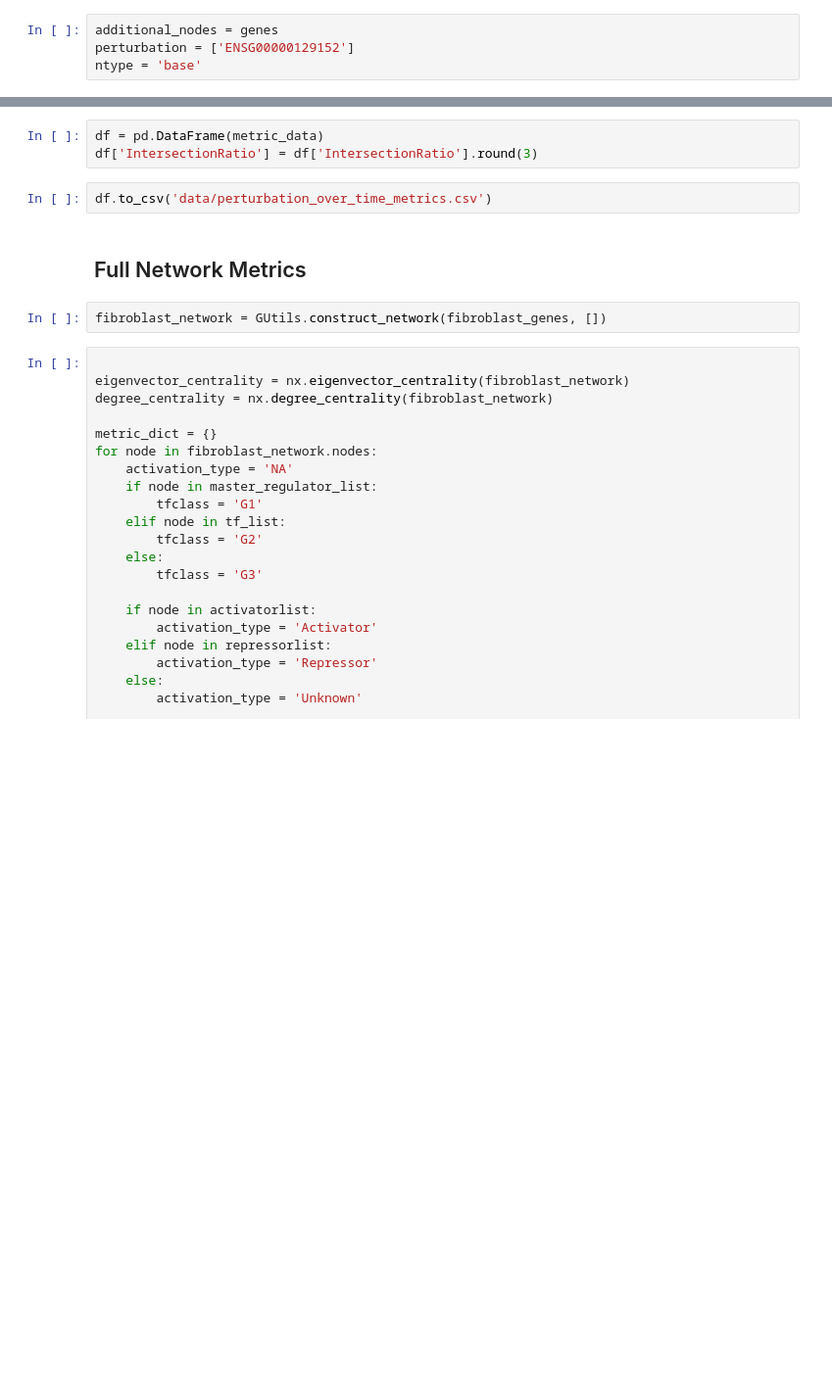
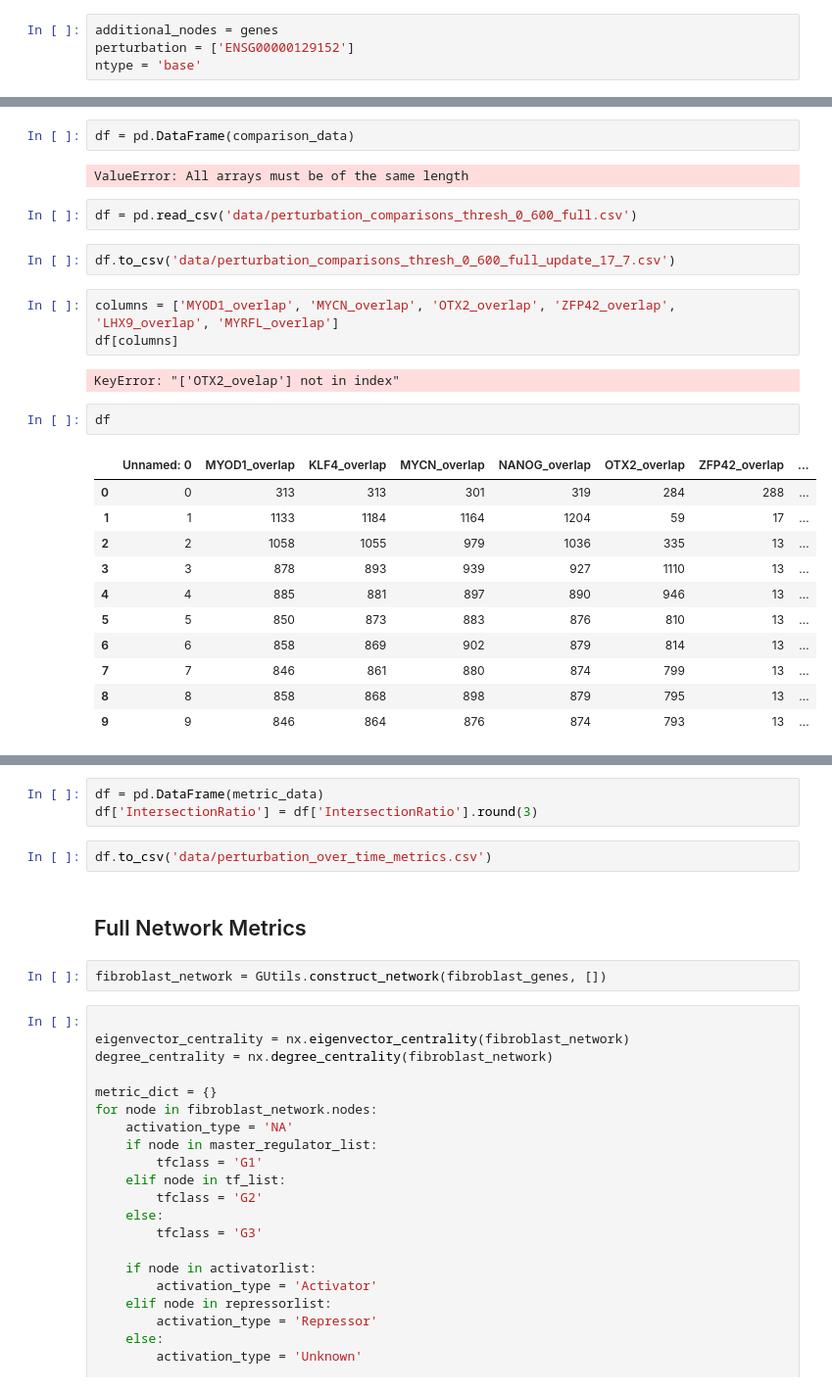
Before and after one commit to imnuvi/HardWiredGenome, a Jupyter notebook: Network_Operations.ipynb, the cells around one changed output, grey strips where cells are left out. Shown: that part at 98% size. Cells and saved outputs as stored; diff of their text form; blank space fills up the shorter version.

```diff
--- a/Network_Operations.ipynb
+++ b/Network_Operations.ipynb
@@ -306,0 +395,27 @@ Ratio of Intersections :  0.08170377541142304
+# %%
+df = pd.DataFrame(comparison_data)
+# %% [output]
+ValueError: All arrays must be of the same length
+# %%
+df = pd.read_csv('data/perturbation_comparisons_thresh_0_600_full.csv')
+# %%
+df.to_csv('data/perturbation_comparisons_thresh_0_600_full_update_17_7.csv')
+# %%
+columns = ['MYOD1_overlap', 'MYCN_overlap', 'OTX2_overlap', 'ZFP42_overlap', 'LHX9_overlap', 'MYRFL_overlap']
+df[columns]
+# %% [output]
+KeyError: "['OTX2_ovelap'] not in index"
+# %%
+df
+# %% [output]
+|  | Unnamed: 0 | MYOD1_overlap | KLF4_overlap | MYCN_overlap | NANOG_overlap | OTX2_overlap | ZFP42_overlap | ... |
+| 0 | 0 | 313 | 313 | 301 | 319 | 284 | 288 | ... |
+| 1 | 1 | 1133 | 1184 | 1164 | 1204 | 59 | 17 | ... |
+| 2 | 2 | 1058 | 1055 | 979 | 1036 | 335 | 13 | ... |
+| 3 | 3 | 878 | 893 | 939 | 927 | 1110 | 13 | ... |
+| 4 | 4 | 885 | 881 | 897 | 890 | 946 | 13 | ... |
+| 5 | 5 | 850 | 873 | 883 | 876 | 810 | 13 | ... |
+| 6 | 6 | 858 | 869 | 902 | 879 | 814 | 13 | ... |
+| 7 | 7 | 846 | 861 | 880 | 874 | 799 | 13 | ... |
+| 8 | 8 | 858 | 868 | 898 | 879 | 795 | 13 | ... |
+| 9 | 9 | 846 | 864 | 876 | 874 | 793 | 13 | ... |
```
Also changed, not shown: parts of 23 cells of this notebook, 4 other files.
